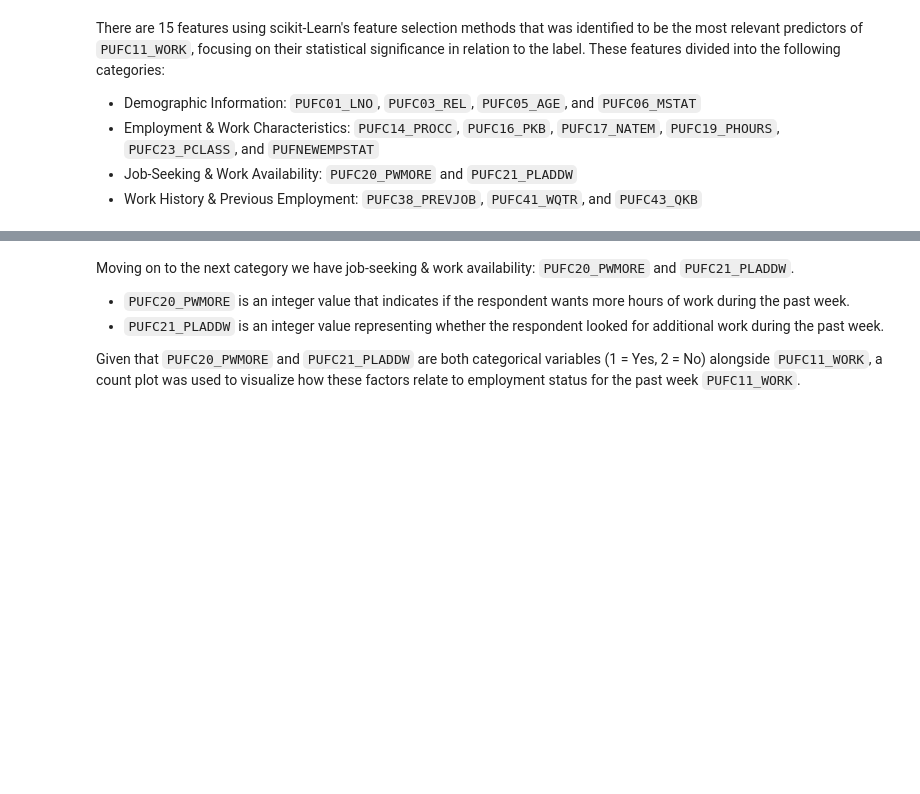
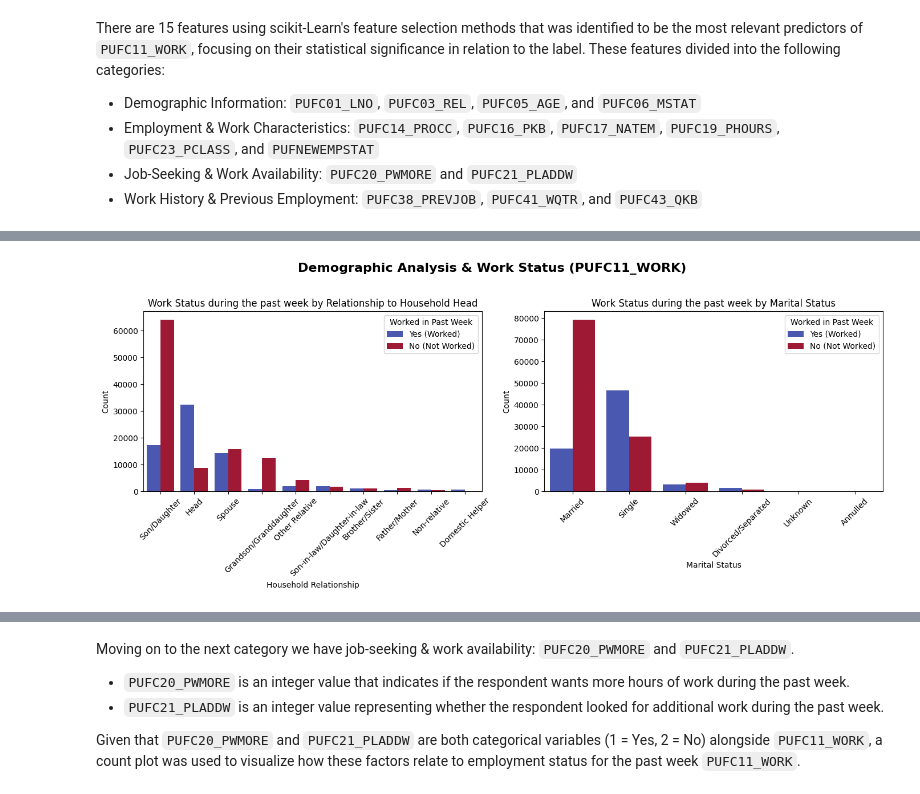
Before and after one commit to MatthewHeinz/STINTSY_MCO1, a Jupyter notebook: MCO1.ipynb, the cells around one changed output, grey strips where cells are left out. Drawn from its saved outputs; the diff is of its cells as text; code cells hidden in the pictures; blank space fills up the shorter version.

```diff
--- a/MCO1.ipynb
+++ b/MCO1.ipynb
@@ -430,0 +413,46 @@ Passing `palette` without assigning `hue` is deprecated and will be removed in v
+# %%
+fig, axes = plt.subplots(1, 2, figsize=(14, 6))
+fig.suptitle("Demographic Analysis & Work Status (PUFC11_WORK)", fontsize=16, fontweight='bold')
+
+# Define category labels
+relationship_labels = {
+    1: "Head", 2: "Spouse", 3: "Son/Daughter", 4: "Brother/Sister", 5: "Son-in-law/Daughter-in-law",
+    6: "Grandson/Granddaughter", 7: "Father/Mother", 8: "Other Relative", 9: "Boarder",
+    10: "Domestic Helper", 11: "Non-relative"
+}
+
+marital_status_labels = {
+    1: "Single", 2: "Married", 3: "Widowed", 4: "Divorced/Separated", 5: "Annulled", 6: "Unknown"
+}
+
+work_status_labels = {1: "Yes (Worked)", 2: "No (Not Worked)"}
+
+# Relationship to Household Head - Count Plot
+top_relationships = cleaned_selected_df['PUFC03_REL'].value_counts().nlargest(10).index  # Top 10 categories
+filtered_df = cleaned_selected_df[cleaned_selected_df['PUFC03_REL'].isin(top_relationships)]  # Filter dataset
+
+sns.countplot(
+    data=filtered_df, x='PUFC03_REL', hue='PUFC11_WORK', palette='coolwarm',
+    order=top_relationships, ax=axes[0]
+)
+axes[0].set_xlabel("Household Relationship")
+axes[0].set_ylabel("Count")
+axes[0].set_title("Work Status during the past week by Relationship to Household Head")
+axes[0].set_xticklabels([relationship_labels[i] for i in top_relationships], rotation=45)
+axes[0].legend(title="Worked in Past Week", labels=[work_status_labels[1], work_status_labels[2]])
+
+# Marital Status - Count Plot
+sns.countplot(
+    data=cleaned_selected_df, x='PUFC06_MSTAT', hue='PUFC11_WORK',
+    palette='coolwarm', ax=axes[1]
+)
+axes[1].set_xlabel("Marital Status")
+axes[1].set_ylabel("Count")
+axes[1].set_title("Work Status during the past week by Marital Status")
+axes[1].set_xticklabels([marital_status_labels[i] for i in cleaned_selected_df['PUFC06_MSTAT'].unique()], rotation=45)
+axes[1].legend(title="Worked in Past Week", labels=[work_status_labels[1], work_status_labels[2]])
+
+plt.tight_layout(rect=[0, 0, 1, 0.96])
+plt.show()
+# %% [output]
+[figure, added]
```
Also changed, not shown: parts of 18 cells of this notebook.
